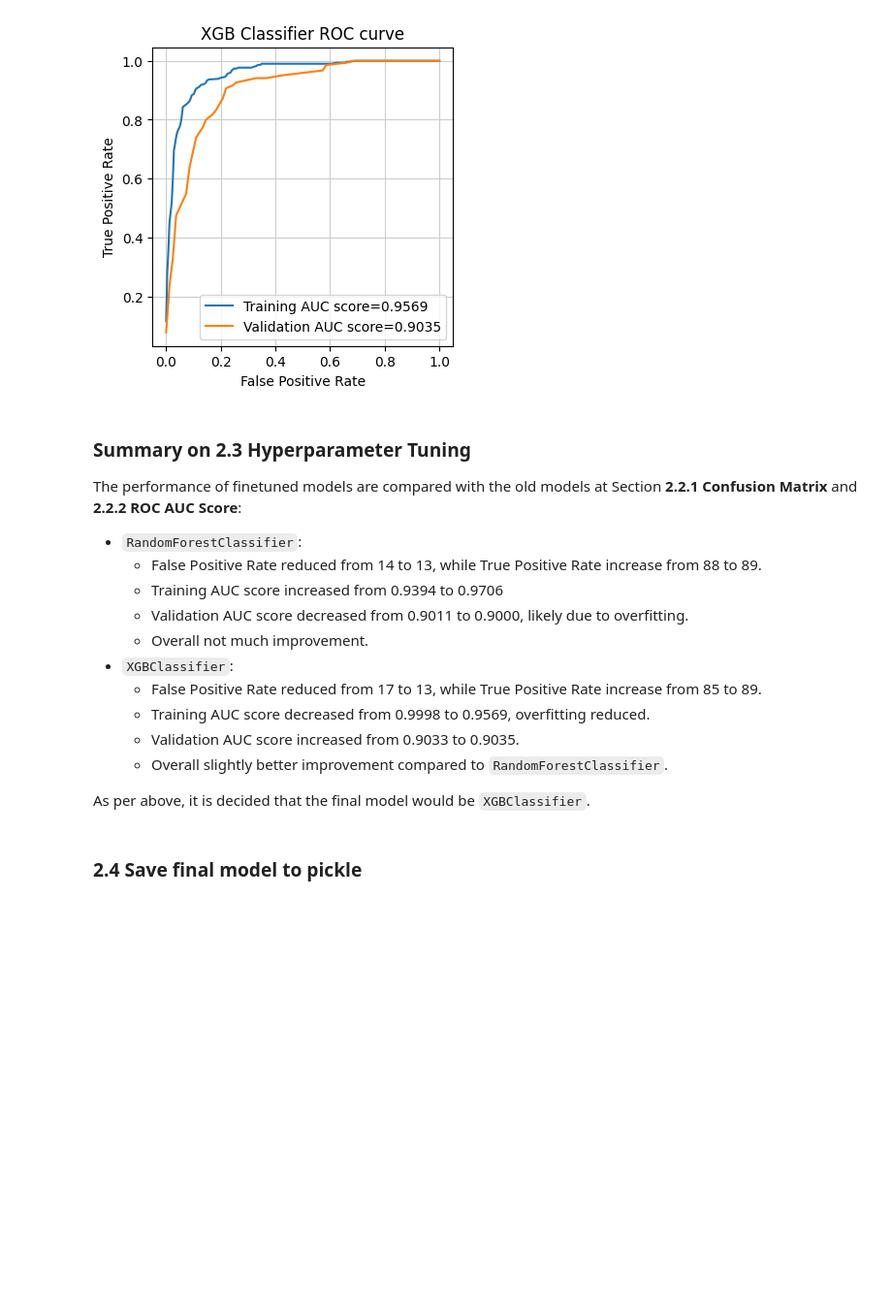
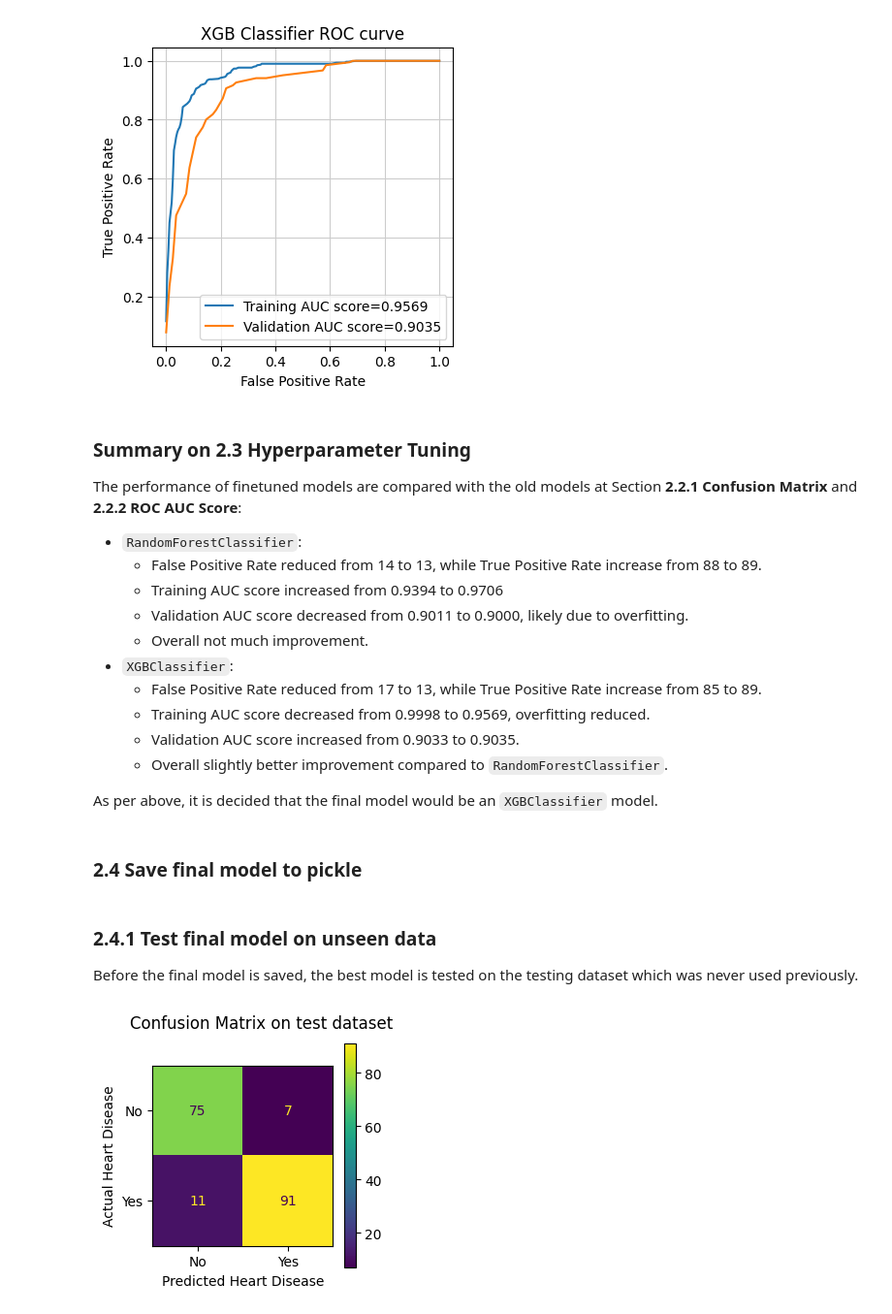
Before and after one commit to viviensiu/heart-failure-prediction, a Jupyter notebook: notebook/part_2_modeling.ipynb, the cells around one changed output. Shown at 97% size. Saved outputs shown, nothing was run; the diff lists cells and outputs as text; code cells hidden in the pictures; blank space fills up the shorter version.

Commit message:
updated part_2_modeling and added pickle file

```diff
--- a/notebook/part_2_modeling.ipynb
+++ b/notebook/part_2_modeling.ipynb
@@ -405,6 +416,19 @@ The performance of finetuned models are compared with the old models at Section
     *  Validation AUC score increased from 0.9033 to 0.9035.
     *  Overall slightly better improvement compared to `RandomForestClassifier`.
 
-As per above, it is decided that the final model would be `XGBClassifier`.
+As per above, it is decided that the final model would be an `XGBClassifier` model.
 # %% [markdown]
 ### 2.4 Save final model to pickle
+# %% [markdown]
+### 2.4.1 Test final model on unseen data
+Before the final model is saved, the best model is tested on the testing dataset which was never used previously.
+# %%
+fig, ax = plt.subplots(figsize=(3,3))
+fig.suptitle(f"Confusion Matrix on test dataset")
+cmd = ConfusionMatrixDisplay.from_estimator(
+    xgb_best, X_test, y_test, display_labels=['No', 'Yes'], ax=ax)
+cmd.ax_.set_xlabel("Predicted Heart Disease")
+cmd.ax_.set_ylabel("Actual Heart Disease")
+plt.show()
+# %% [output]
+[figure, added]
```
Also changed, not shown: parts of 30 cells of this notebook, 1 other file.
